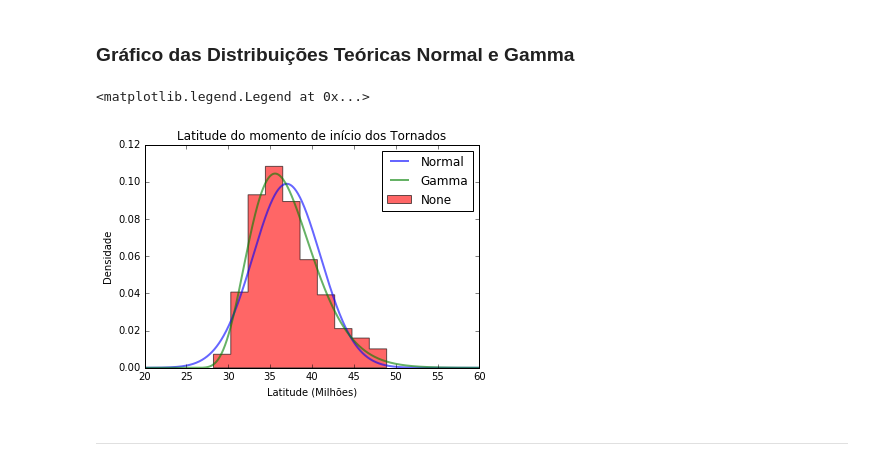
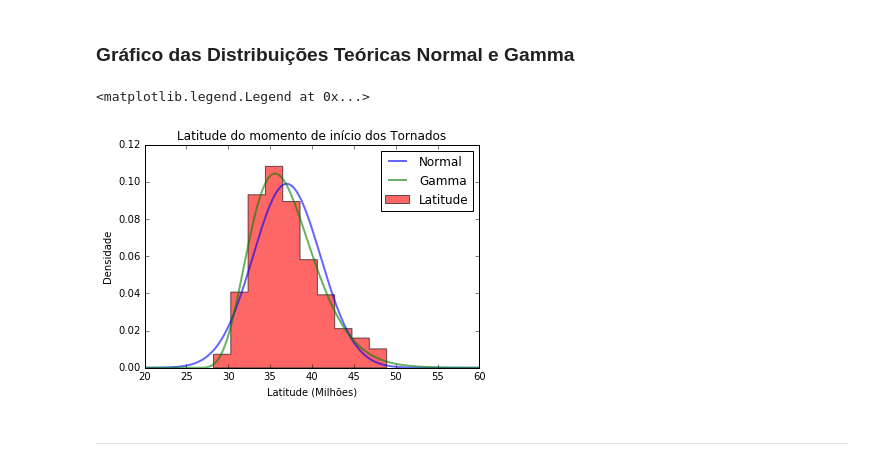
Before and after one commit to CaueCitrini/CD, a Jupyter notebook: Miniprojeto/MiniProjeto1 Layout.ipynb, the cells around one changed output. Drawn from its saved outputs; the diff is of its cells as text; code cells hidden in the pictures.

```diff
--- a/Miniprojeto/MiniProjeto1 Layout.ipynb
+++ b/Miniprojeto/MiniProjeto1 Layout.ipynb
@@ -45,24 +45,24 @@ ___
 # %%
 # Plotar Normal
 x=np.linspace(20,60,1000)
 normal = stats.norm.pdf(x, loc=media, scale=desvio)
 
 # Plotar Gamma
 f = np.linspace(20, 60,1000)
 gamma = stats.gamma.pdf(f, scale=stats.gamma.fit(latitude_ini)[2], loc=stats.gamma.fit(latitude_ini)[1], a=stats.gamma.fit(latitude_ini)[0])
 
 # Plotar Starting Latitude
 plt.plot(x, normal, lw=2, alpha=0.6, label="Normal")
 plt.plot(f, gamma, lw=2, alpha=0.6, label="Gamma")
-plot = latitude_ini.plot.hist(bins=10, normed=True, histtype='stepfilled', alpha=0.6)
+plot = latitude_ini.plot.hist(bins=10, normed=True, histtype='stepfilled', alpha=0.6, label="Latitude")
 
 plt.title("Latitude do momento de início dos Tornados")
 plt.xlabel("Latitude (Milhões)")
 plt.ylabel("Densidade")
 plt.legend()
 # %% [output]
 <matplotlib.legend.Legend at 0x...>
-[figure, old version]
+[figure, new version]
 # %% [markdown]
 ___
 # %% [markdown]
```
Also changed, not shown: 1 other file.
